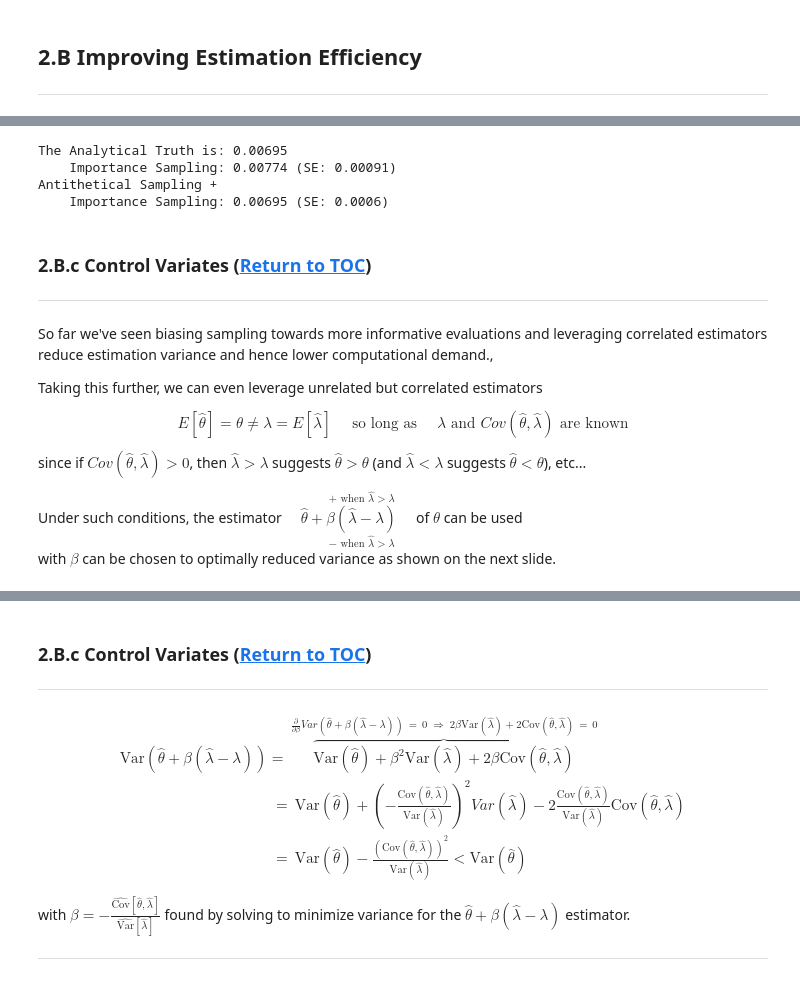
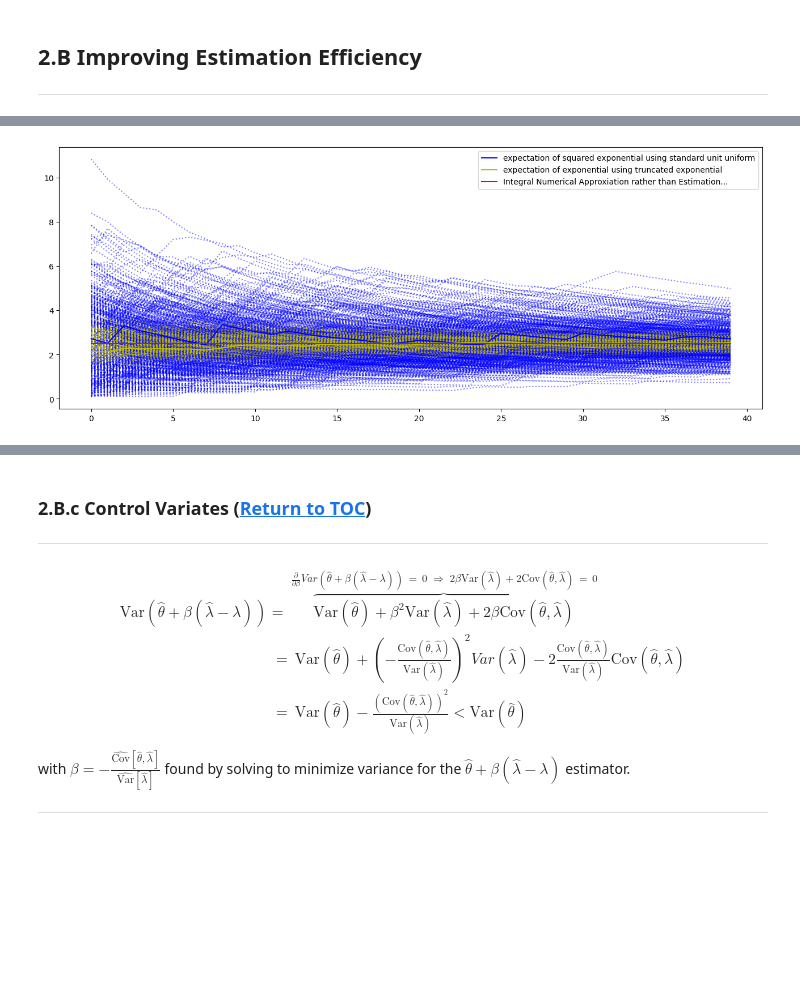
Before and after one commit to pointOfive/STA410_W24_StatisticalComputation, a Jupyter notebook: Week2/STA410_W24_Week2_Lecture_Estimation.ipynb, the cells around one changed output, grey strips where cells are left out. Cells and saved outputs as stored; diff of their text form; code cells hidden in the pictures; blank space fills up the shorter version.

```diff
--- a/Week2/STA410_W24_Week2_Lecture_Estimation.ipynb
+++ b/Week2/STA410_W24_Week2_Lecture_Estimation.ipynb
@@ -155,5 +181,6 @@ $$\scriptsize E_{X\sim \text{uniform}(0, 1)}\left[25e^{-10x}\right] = \int_0^1 5
 # %%
-n = 100000; print(np.var(stats.expon(scale=1/5).pdf(stats.truncexpon(5, scale=1/5).rvs(size=n))), end=' '); print("is much less than", end=' ')
+c = stats.expon(scale=1/5).cdf(1)
+n = 100000; print(np.var(c*stats.expon(scale=1/5).pdf(stats.truncexpon(5, scale=1/5).rvs(size=n))), end=' '); print("is much less than", end=' ')
 print(np.var(stats.expon(scale=1/5).pdf(stats.uniform.rvs(size=n))**2));
 print("\nThe variance of 'samples' of PDF evaluations when sampling proportionally to the function being evaluated")
 print("is much less than the variance of 'samples' of PDF evaluations drawn uniformly over the function support...")
@@ -328,16 +237,0 @@ More efficient estimation of $\scriptsize \Pr(0.95 < \theta < 0.99 | \mathbf{x})
-# %%
-X = stats.beta(2,2); tilde_X = stats.beta(2,1); #tilde_X = stats.beta(100,3)
-n = 1000; x = X.rvs(size=n); tilde_x = tilde_X.rvs(size=n)
-w_ = X.pdf(tilde_x)/tilde_X.pdf(tilde_x); w = w_/w_.sum()
-def region(x, a=.95,b=.99):
-  return (x>a)&(x<b)
-print("The Analytical Truth is:", np.round(X.cdf(.99)-X.cdf(.95), 5));
-print("Naive Beta(2,2) Samples:", np.mean(region(x)), end=' ');
-print("  (SE:", np.round((np.var(region(x))/n)**0.5, 5), end=')\n')
-print("    Importance Sampling:", np.round(np.mean(region(tilde_x)*w_),5), end=' ');
-print("(SE:", np.round((np.var(region(tilde_x)*w_)/n)**0.5, 5), end=')\n')
-print("Importance Sampling(V2):", np.round((w*region(tilde_x)).sum(),5), end=' ')
-print("(SE:", np.round( (((w*(region(tilde_x)-(w*region(tilde_x)).sum()))**2).sum())**0.5, 5), end=')\n')
-print("(Normalized Weights)")
-# NOT (np.var(region(tilde_x))*(w**2).sum())**0.5 as in https://en.wikipedia.org/wiki/Weighted_arithmetic_mean
-# -> sum_i g(x_i)*(w_i/sum(w_)) is a ratio of random variables: https://artowen.su.domains/mc/Ch-var-is.pdf
@@ -418,36 +238,10 @@ $$\Pr(0.95 < \theta < 0.99 | \mathbf{x}) = E_{\theta|\mathbf{x}}[1_{[.95,.99]}(\
-# %%
-from scipy import stats; import numpy as np
-X = stats.beta(2,2); tilde_X = stats.beta(0.5, 0.5); # stats.uniform()
-n = 1000; tilde_x = tilde_X.rvs(size=n); w_ = X.pdf(tilde_x)/tilde_X.pdf(tilde_x)
-print("The Analytical Truth is:", np.round(X.cdf(.99)-X.cdf(.95), 5))
-def region(x, a=.95,b=.99):
-  return (x>a)&(x<b)
-print("    Importance Sampling:", np.round((w_*region(tilde_x)).mean(),5), end=' ')
-print("(SE:", np.round((np.var(region(tilde_x)*w_)/n)**0.5, 5), end=')\n')
-print("Antithetical Sampling +"); tilde_x_1 = w_*region(tilde_x); tilde_x_2 = w_*region(1-tilde_x)
-print("    Importance Sampling:", np.round(0.5*(tilde_x_1.mean()+tilde_x_2.mean()),5), end=' ')
-# Here's one way to estimate the variance of the Antithetical Sampling estimate
-tilde_xs_var = 0.25*(np.var(tilde_x_1)/n + np.var(tilde_x_2)/n + (2/n**2)*np.cov(tilde_x_1, tilde_x_2)[0,1])
-print("(SE:", np.round(tilde_xs_var**0.5, 5), end=')\n')
-# This is better than the previously considered importance sampling alone... if you go look...
-# %% [output]
-The Analytical Truth is: 0.00695
-    Importance Sampling: 0.00774 (SE: 0.00091)
-Antithetical Sampling +
-    Importance Sampling: 0.00695 (SE: 0.0006)
-# %% [markdown]
-<a name="cell-estimationEfficiency-ControlVariates"></a>
-
-### 2.B.c Control Variates ([Return to TOC](#cell-TOC-Estimation))
-
----
-
-So far we've seen biasing sampling towards more informative evaluations and leveraging correlated estimators reduce estimation variance and hence lower computational demand.,
-
-Taking this further, we can even leverage unrelated but correlated estimators
-
-$$E[\hat \theta] = \theta  \not = \lambda = E[\hat \lambda] \quad \text{ so long as } \quad \lambda \text{ and } Cov(\hat \theta, \hat \lambda) \text{ are known}$$
-
-since if $Cov(\hat \theta, \hat \lambda)>0$, then $\hat \lambda > \lambda$ suggests $\hat \theta > \theta$ (and $\hat \lambda < \lambda$ suggests $\hat \theta < \theta$), etc...
-
-Under such conditions, the estimator $\quad \hat \theta + \underset{- \text{ when } \hat \lambda > \lambda}{\overset{+ \text{ when } \hat \lambda > \lambda}{\beta (\hat \lambda-\lambda)}} \quad$ of $\theta$ can be used<br>with $\beta$ can be chosen to optimally reduced variance as shown on the next slide.
+# %%
+import matplotlib.pyplot as plt; from scipy import stats; import numpy as np; from scipy import integrate
+plt.figure(figsize=(16,6)); n = 50
+for i in range(500):
+    mcint = (stats.expon(scale=1/5).pdf(stats.uniform.rvs(size=n))**2).cumsum()/np.arange(1,n+1); plt.plot(mcint[10:], 'b:', alpha=0.5)
+    mcint = (5*np.exp(-5*(stats.truncexpon(5, scale=1/5).rvs(size=n)))*stats.expon(scale=1/5).cdf(1)); mcint = mcint.cumsum()/np.arange(1,n+1); plt.plot(mcint[10:], "y:", alpha=0.5)
+mcint = (stats.expon(scale=1/5).pdf(stats.uniform.rvs(size=n))**2).cumsum()/np.arange(1,n+1); plt.plot(mcint[10:], c='b', label="expectation of squared exponential using standard unit uniform")
+mcint = (5*np.exp(-5*(stats.truncexpon(5, scale=1/5).rvs(size=n)))*stats.expon(scale=1/5).cdf(1)); mcint = mcint.cumsum()/np.arange(1,n+1); plt.plot(mcint[10:], c='y', label="expectation of exponential using truncated exponential"); plt.plot((n-10)*[integrate.quad(lambda x: stats.expon(scale=1/5).pdf(x)**2, a=0,b=1)[0]], c='red', label="Integral Numerical Approxiation rather than Estimation..."); plt.legend();
+# %% [output]
+[figure, added]
```
Also changed, not shown: parts of 60 cells of this notebook.
